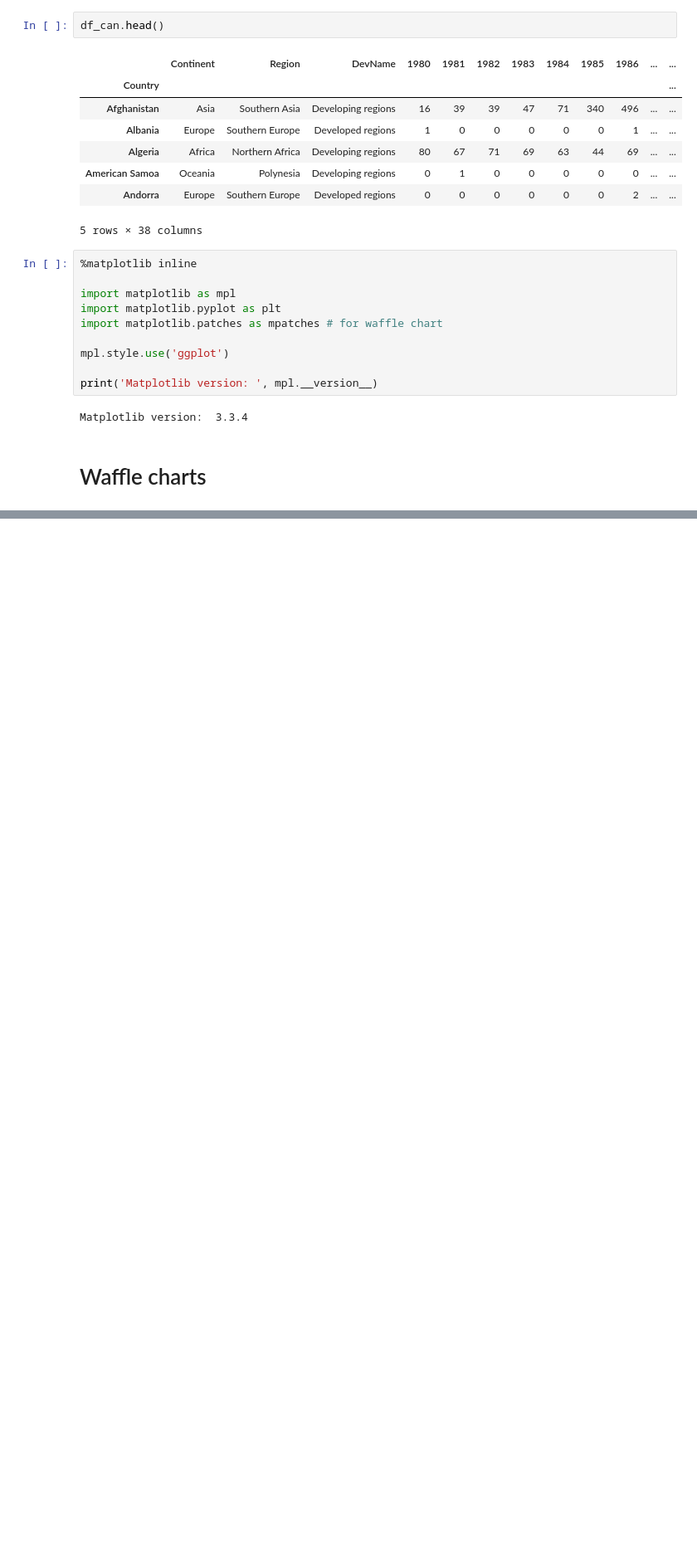
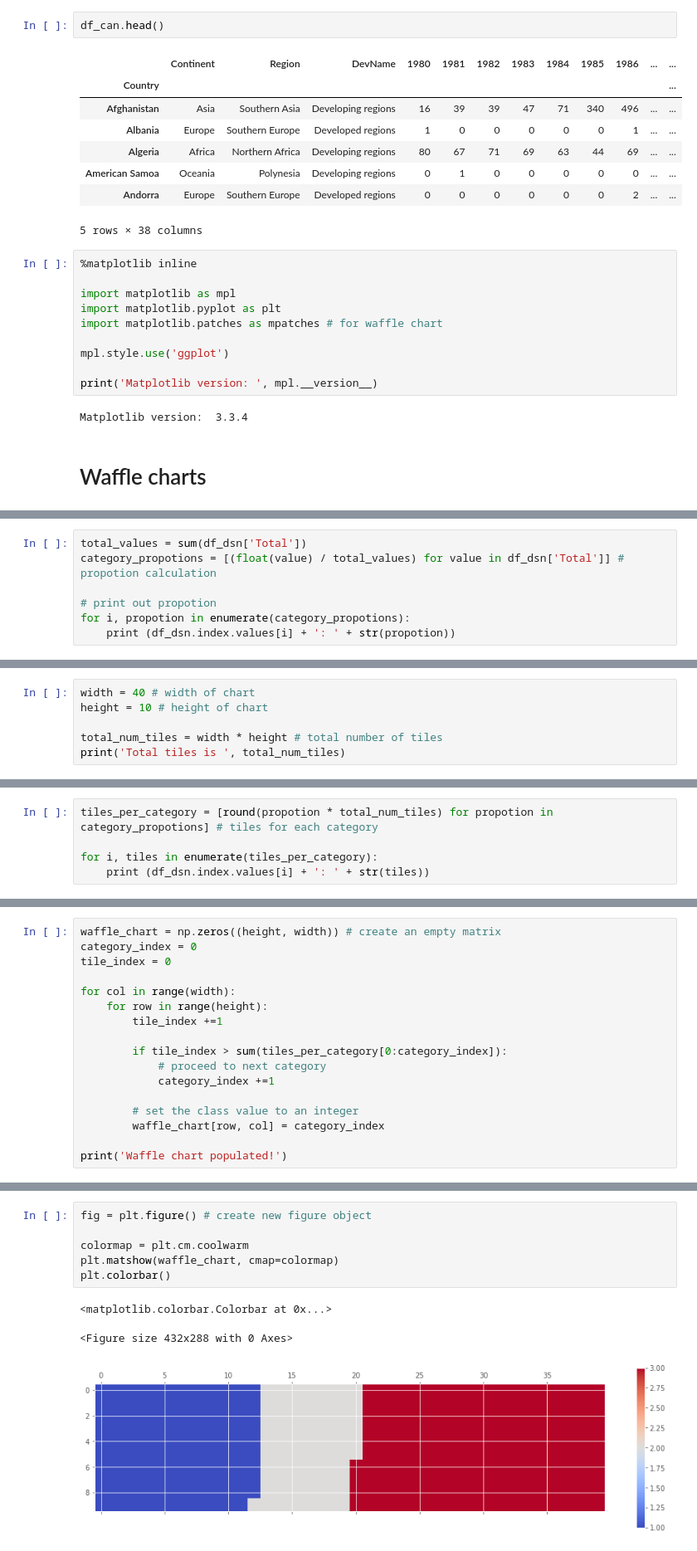
Before and after one commit to sonpn82/Python-Data-visualization-project, a Jupyter notebook: Data visualization 3- waffle chart, word clouds, regression plot.ipynb, the cells around one changed output, grey strips where cells are left out. Shown at 83% size. Cells and saved outputs as stored; diff of their text form; blank space fills up the shorter version.

```diff
--- a/Data visualization 3- waffle chart, word clouds, regression plot.ipynb
+++ b/Data visualization 3- waffle chart, word clouds, regression plot.ipynb
@@ -79,0 +90,7 @@ Matplotlib version:  3.3.4
+# %%
+total_values = sum(df_dsn['Total'])
+category_propotions = [(float(value) / total_values) for value in df_dsn['Total']] # propotion calculation
+
+# print out propotion
+for i, propotion in enumerate(category_propotions):
+    print (df_dsn.index.values[i] + ': ' + str(propotion))
@@ -79,0 +101,6 @@ Matplotlib version:  3.3.4
+# %%
+width = 40 # width of chart
+height = 10 # height of chart
+
+total_num_tiles = width * height # total number of tiles
+print('Total tiles is ', total_num_tiles)
@@ -79,0 +109,5 @@ Matplotlib version:  3.3.4
+# %%
+tiles_per_category = [round(propotion * total_num_tiles) for propotion in category_propotions] # tiles for each category
+
+for i, tiles in enumerate(tiles_per_category):
+    print (df_dsn.index.values[i] + ': ' + str(tiles))
@@ -79,0 +118,17 @@ Matplotlib version:  3.3.4
+# %%
+waffle_chart = np.zeros((height, width)) # create an empty matrix
+category_index = 0
+tile_index = 0
+
+for col in range(width):
+    for row in range(height):
+        tile_index +=1
+
+        if tile_index > sum(tiles_per_category[0:category_index]):
+            # proceed to next category
+            category_index +=1
+
+        # set the class value to an integer
+        waffle_chart[row, col] = category_index
+
+print('Waffle chart populated!')
@@ -79,0 +137,10 @@ Matplotlib version:  3.3.4
+# %%
+fig = plt.figure() # create new figure object
+
+colormap = plt.cm.coolwarm
+plt.matshow(waffle_chart, cmap=colormap)
+plt.colorbar()
+# %% [output]
+<matplotlib.colorbar.Colorbar at 0x...>
+<Figure size 432x288 with 0 Axes>
+[figure, added]
```
Also changed, not shown: parts of 37 cells of this notebook.
